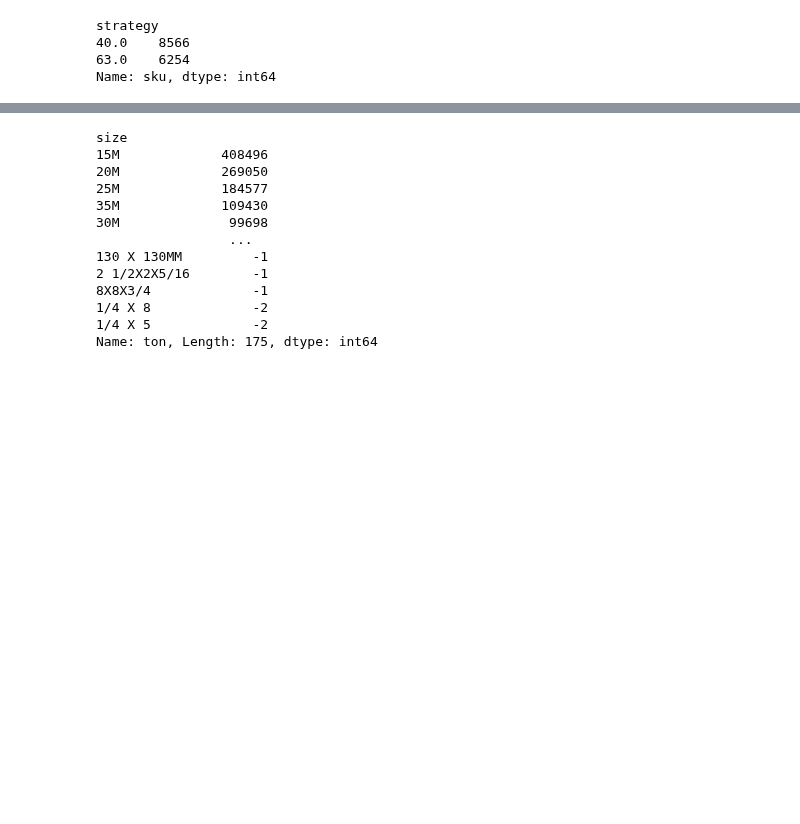
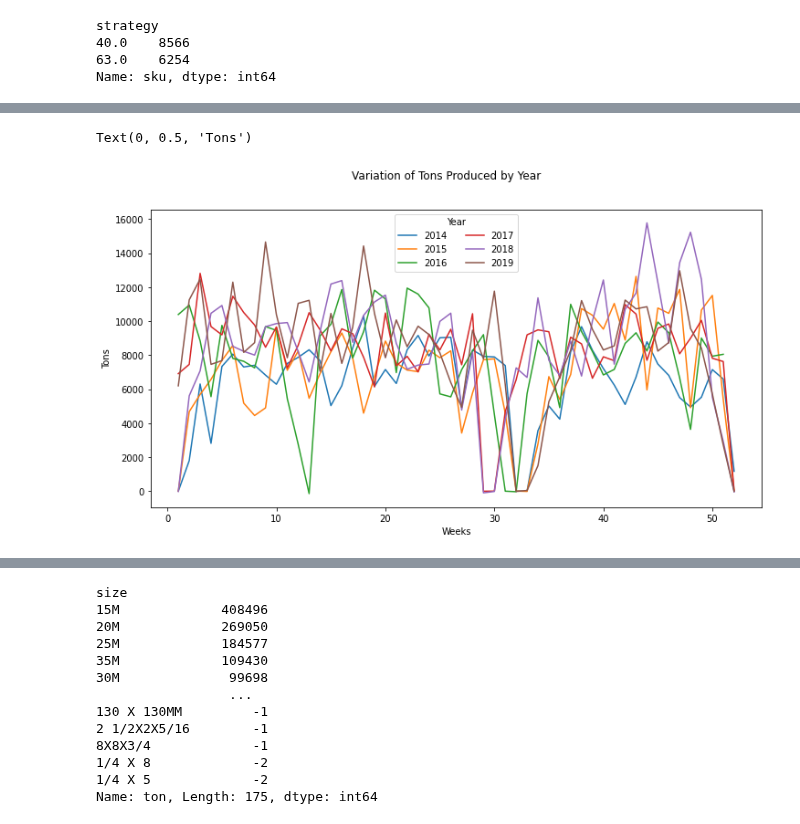
Before and after one commit to jvac06/pft, a Jupyter notebook: scripts/prod_eda.ipynb, the cells around one changed output, grey strips where cells are left out. Cells and saved outputs as stored; diff of their text form; code cells hidden in the pictures; blank space fills up the shorter version.

Commit message:
plotted agg. variations in production

```diff
--- a/scripts/prod_eda.ipynb
+++ b/scripts/prod_eda.ipynb
@@ -111,0 +109,5 @@ plt.show()
+# %%
+#Production Blocks by Week 2013-2019
+weekly_prod = prod_reduced.resample("W", on="calendar_day").sum()
+weekly_prod.groupby(weekly_prod.index.year).sum()
+#put into bar chart
@@ -111,0 +125,35 @@ plt.show()
+# %%
+#create weekly plots by year
+year_2013 = weekly_prod[weekly_prod.index.year == 2013]
+year_2014 = weekly_prod[weekly_prod.index.year == 2014]
+year_2015 = weekly_prod[weekly_prod.index.year == 2015]
+year_2016 = weekly_prod[weekly_prod.index.year == 2016]
+year_2017 = weekly_prod[weekly_prod.index.year == 2017]
+year_2018 = weekly_prod[weekly_prod.index.year == 2018]
+year_2019 = weekly_prod[weekly_prod.index.year == 2019]
+
+#drop negative week1 values
+year_2016 = year_2016[1:]
+year_2017 = year_2017[1:]
+
+#Create figure and plots
+fig, ax = plt.subplots(figsize=(12,6))
+fig.suptitle("Variation of Tons Produced by Year")
+
+
+ax.plot(year_2014.index.week, year_2014["ton"], label=2014)
+ax.plot(year_2015.index.week, year_2015["ton"], label=2015)
+ax.plot(year_2016.index.week, year_2016["ton"], label=2016)
+ax.plot(year_2017.index.week, year_2017["ton"], label=2017)
+ax.plot(year_2018.index.week, year_2018["ton"], label=2018)
+ax.plot(year_2019.index.week, year_2019["ton"], label=2019)
+#Create legend & axis names
+plt.legend(loc="best", title="Year", ncol=2)
+ax.set_xlabel("Weeks")
+ax.set_ylabel("Tons")
+
+#Remove shutdowns?, ask about shutdowns, also what happened 2016 week 13
+#try to normalize and come up with a range
+# %% [output]
+Text(0, 0.5, 'Tons')
+[figure, added]
```
Also changed, not shown: parts of 12 cells of this notebook.
